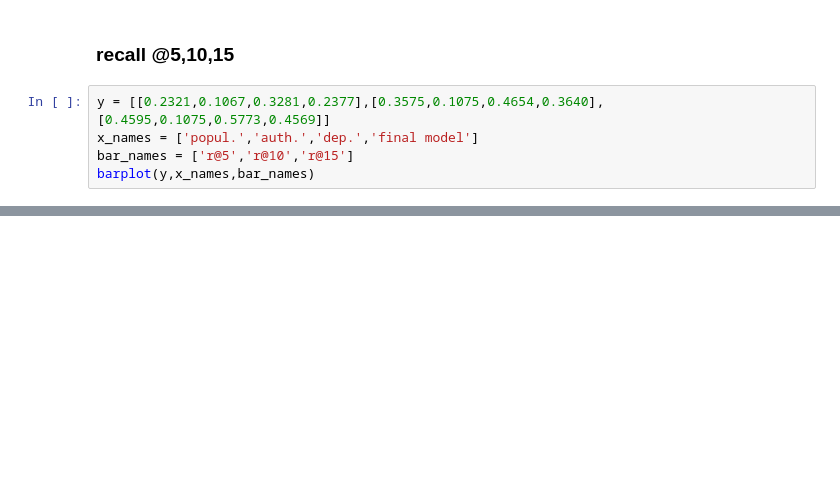
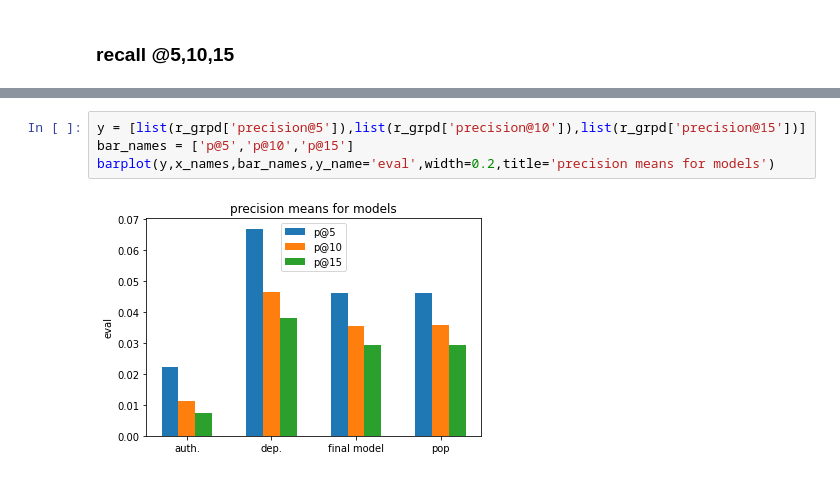
Before and after one commit to amakarewicz/RecommenderSystem, a Jupyter notebook: Piotr/model/Kamila_test_model/plots_n_data.ipynb, the cells around one changed output, grey strips where cells are left out. Drawn from its saved outputs; the diff is of its cells as text; blank space fills up the shorter version.

```diff
--- a/Piotr/model/Kamila_test_model/plots_n_data.ipynb
+++ b/Piotr/model/Kamila_test_model/plots_n_data.ipynb
@@ -20,7 +30,2 @@ results.groupby(['model'])[['recall@5', 'recall@10', 'recall@15','precision@5',
 # %% [markdown]
 ### recall @5,10,15
-# %%
-y = [[0.2321,0.1067,0.3281,0.2377],[0.3575,0.1075,0.4654,0.3640],[0.4595,0.1075,0.5773,0.4569]]
-x_names = ['popul.','auth.','dep.','final model']
-bar_names = ['r@5','r@10','r@15']
-barplot(y,x_names,bar_names)
@@ -36,0 +35,6 @@ barplot(y,x_names,bar_names)
+# %%
+y = [list(r_grpd['precision@5']),list(r_grpd['precision@10']),list(r_grpd['precision@15'])]
+bar_names = ['p@5','p@10','p@15']
+barplot(y,x_names,bar_names,y_name='eval',width=0.2,title='precision means for models')
+# %% [output]
+[figure, added]
```
Also changed, not shown: parts of 10 cells of this notebook, 4 other files.
